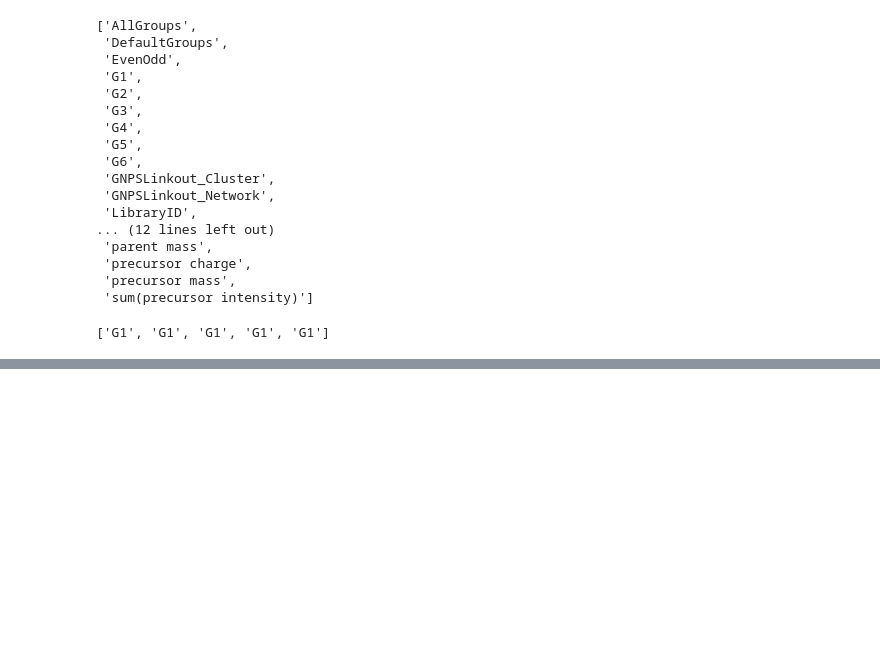
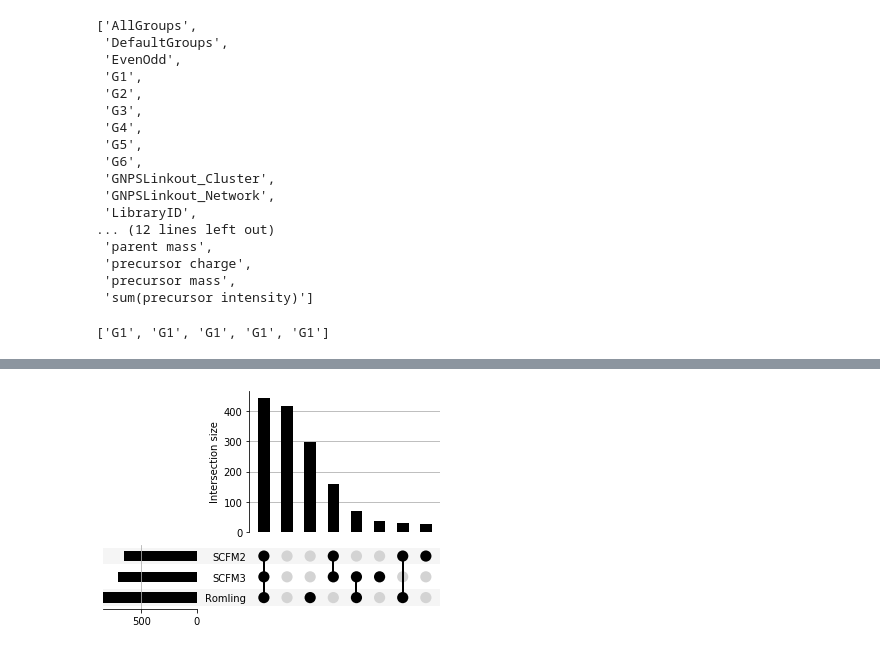
Before and after one commit to mwang87/GNPS_ClassicalNetworkGroupsComparisonDashboard, a Jupyter notebook: notebooks/Untitled.ipynb, the cells around one changed output, grey strips where cells are left out. Saved outputs shown, nothing was run; the diff lists cells and outputs as text; code cells hidden in the pictures; blank space fills up the shorter version.

```diff
--- a/notebooks/Untitled.ipynb
+++ b/notebooks/Untitled.ipynb
@@ -59,0 +103,4 @@ df["DefaultGroups"].head().to_list()
+# %%
+plotting_object = plot(upset_data_df, subset_size="count", sort_by="cardinality", totals_plot_elements=4)
+# %% [output]
+[figure, added]
```
Also changed, not shown: parts of 4 cells of this notebook, 1 other file.
